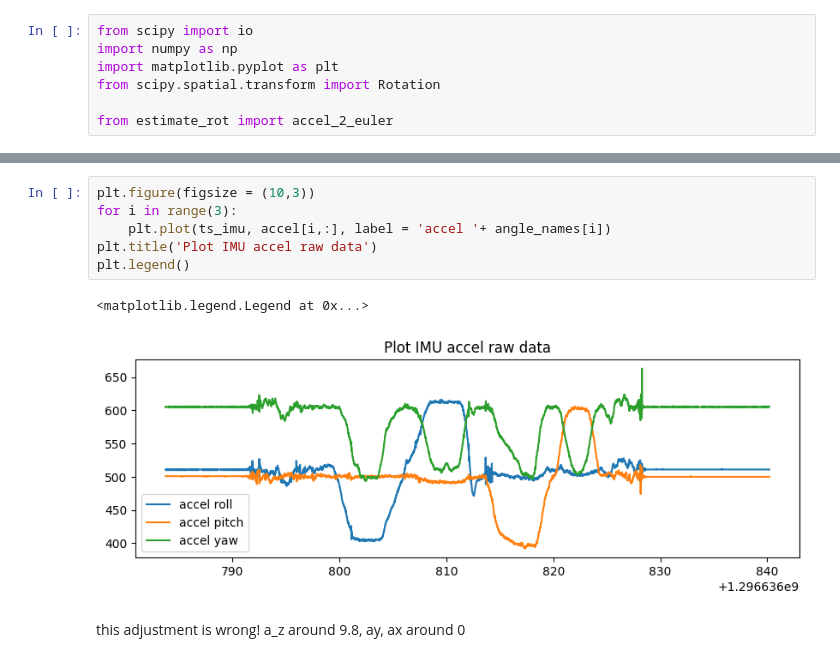
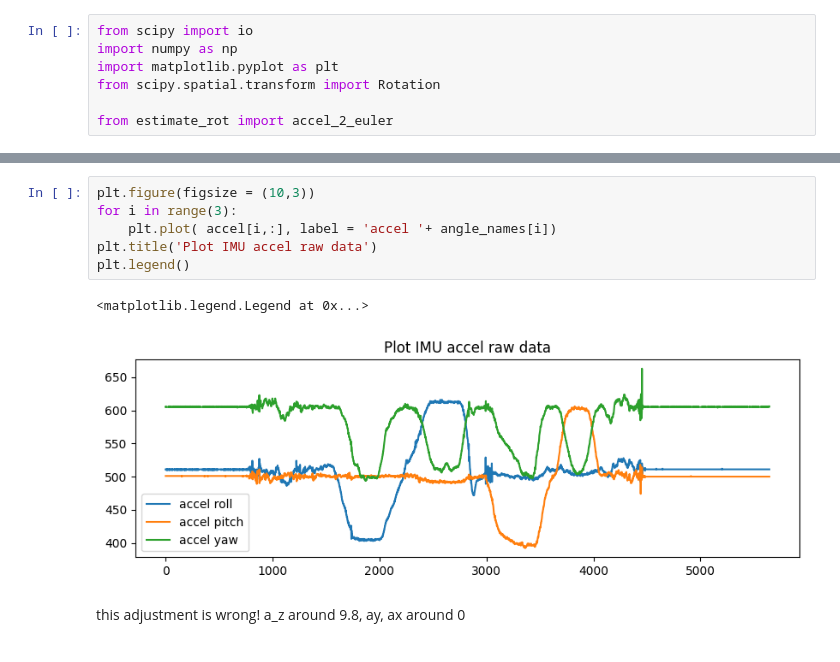
Before and after one commit to anht-nguyen/ESE650, a Jupyter notebook: hw2/p2/test_p2_Calibration.ipynb, the cells around one changed output, grey strips where cells are left out. Cells and saved outputs as stored; diff of their text form.

```diff
--- a/hw2/p2/test_p2_Calibration.ipynb
+++ b/hw2/p2/test_p2_Calibration.ipynb
@@ -22,12 +31,12 @@ accel_adjusted = np.vstack([accel_imu[0,:]*(-1), accel_imu[1,:]*(-1), accel_imu[
 # %%
 plt.figure(figsize = (10,3))
 for i in range(3):
-    plt.plot(ts_imu, accel[i,:], label = 'accel '+ angle_names[i])
+    plt.plot( accel[i,:], label = 'accel '+ angle_names[i])
 plt.title('Plot IMU accel raw data')
 plt.legend()
 # %% [output]
 <matplotlib.legend.Legend at 0x...>
-[figure, old version]
+[figure, new version]
 # %% [markdown]
 this adjustment is wrong! a_z around 9.8, ay, ax around 0
 # %%
```
Also changed, not shown: parts of 8 cells of this notebook, 11 other files.
